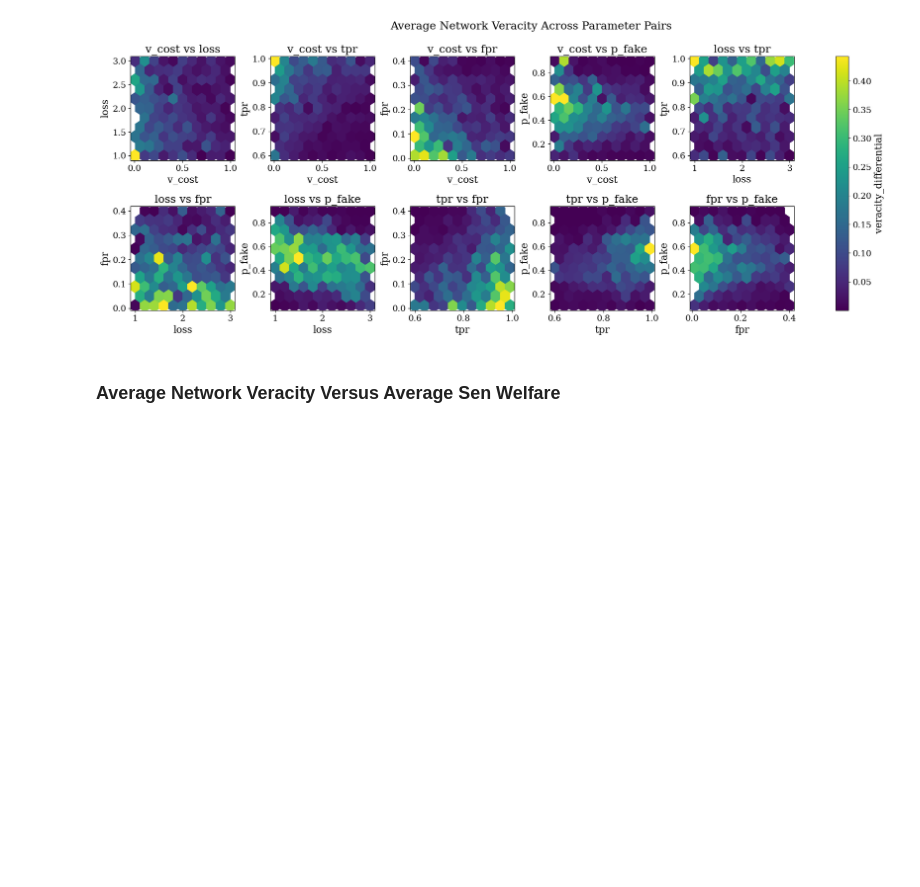
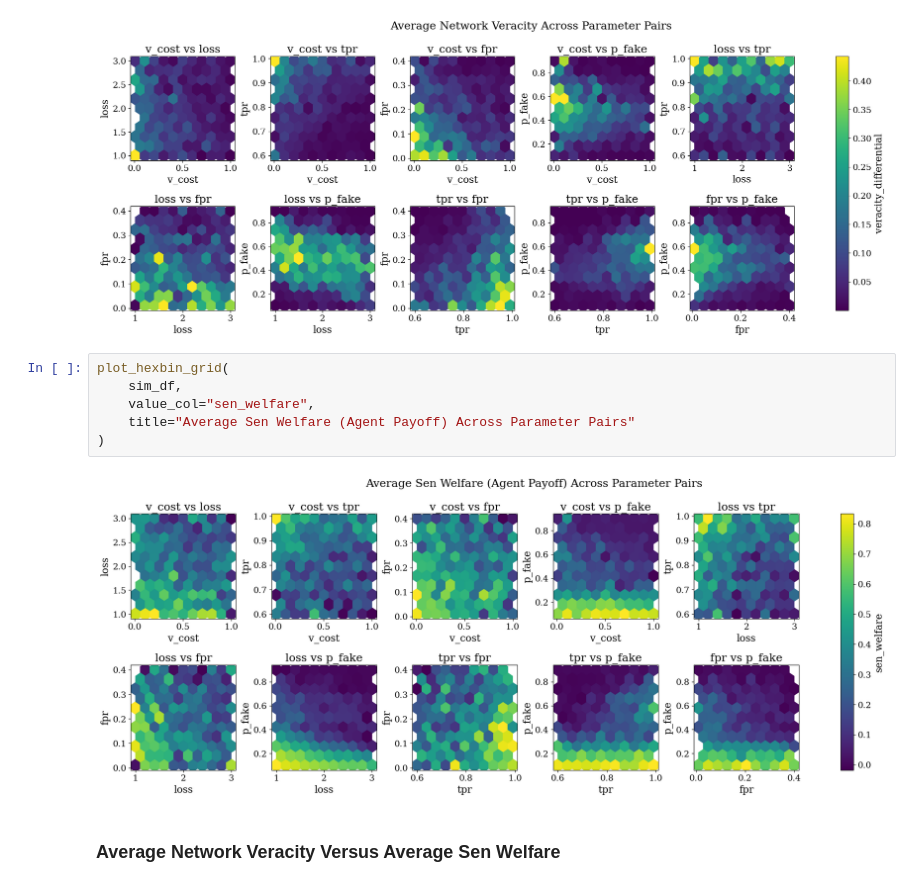
Before and after one commit to charlesaugdupont/deepfake-percolation, a Jupyter notebook: notebooks/EDA.ipynb, the cells around one changed output. Saved outputs shown, nothing was run; the diff lists cells and outputs as text; blank space fills up the shorter version.

```diff
--- a/notebooks/EDA.ipynb
+++ b/notebooks/EDA.ipynb
@@ -163,6 +149,14 @@ plot_hexbin_grid(
 )
 # %% [output]
 [figure]
+# %%
+plot_hexbin_grid(
+    sim_df,
+    value_col="sen_welfare",
+    title="Average Sen Welfare (Agent Payoff) Across Parameter Pairs"
+)
+# %% [output]
+[figure, added]
 # %% [markdown]
 ### Average Network Veracity Versus Average Sen Welfare
 # %%
```
Also changed, not shown: parts of 17 cells of this notebook, 2 other files.
